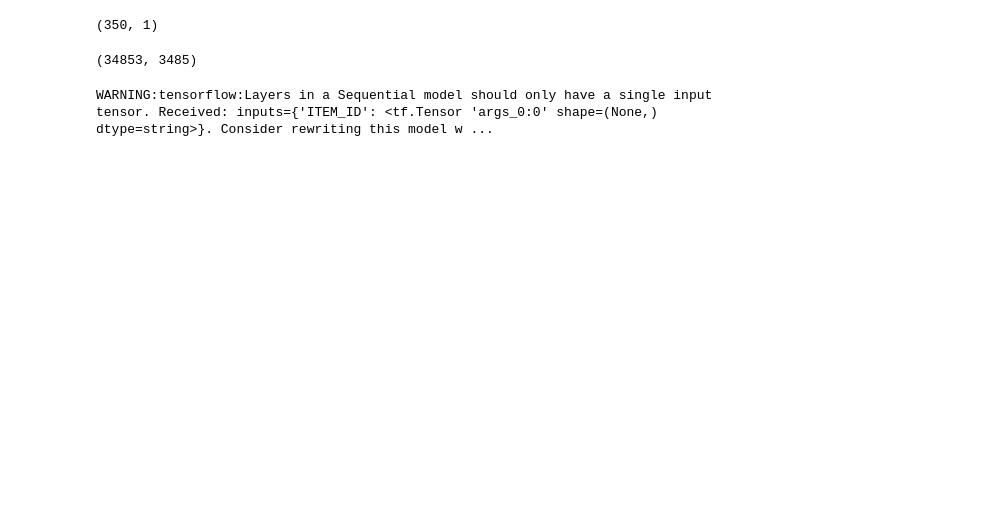
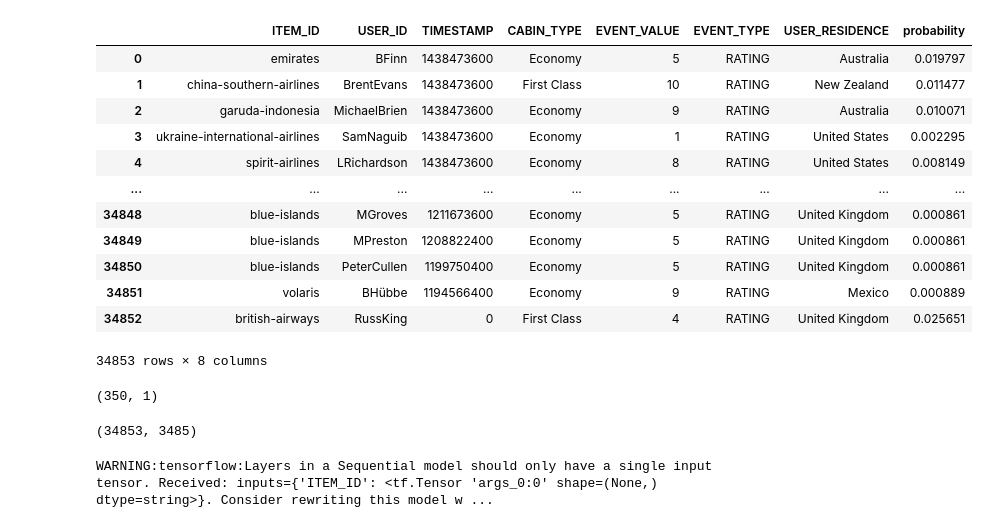
Before and after one commit to drtinumohan/tfrs_amazon_dataset, a Jupyter notebook: tfrs_amazon.ipynb, the cells around one changed output. Saved outputs shown, nothing was run; the diff lists cells and outputs as text; code cells hidden in the pictures; blank space fills up the shorter version.

```diff
--- a/tfrs_amazon.ipynb
+++ b/tfrs_amazon.ipynb
@@ -41,6 +41,22 @@ train_df_item_count = train_df.groupby(["ITEM_ID"]).size().reset_index(name='cou
 train_df_item_count["probability"]= train_df_item_count["counts"] / train_df_item_count["counts"].sum()
 # %%
 train_df = train_df.merge(train_df_item_count[["ITEM_ID","probability"]], how='left', on='ITEM_ID',)
+# %%
+train_df
+# %% [output]
+|  | ITEM_ID | USER_ID | TIMESTAMP | CABIN_TYPE | EVENT_VALUE | EVENT_TYPE | USER_RESIDENCE | probability |
+| 0 | emirates | BFinn | 1438473600 | Economy | 5 | RATING | Australia | 0.019797 |
+| 1 | china-southern-airlines | BrentEvans | 1438473600 | First Class | 10 | RATING | New Zealand | 0.011477 |
+| 2 | garuda-indonesia | MichaelBrien | 1438473600 | Economy | 9 | RATING | Australia | 0.010071 |
+| 3 | ukraine-international-airlines | SamNaguib | 1438473600 | Economy | 1 | RATING | United States | 0.002295 |
+| 4 | spirit-airlines | LRichardson | 1438473600 | Economy | 8 | RATING | United States | 0.008149 |
+| ... | ... | ... | ... | ... | ... | ... | ... | ... |
+| 34848 | blue-islands | MGroves | 1211673600 | Economy | 5 | RATING | United Kingdom | 0.000861 |
+| 34849 | blue-islands | MPreston | 1208822400 | Economy | 5 | RATING | United Kingdom | 0.000861 |
+| 34850 | blue-islands | PeterCullen | 1199750400 | Economy | 5 | RATING | United Kingdom | 0.000861 |
+| 34851 | volaris | BHübbe | 1194566400 | Economy | 9 | RATING | Mexico | 0.000889 |
+| 34852 | british-airways | RussKing | 0 | First Class | 4 | RATING | United Kingdom | 0.025651 |
+34853 rows × 8 columns
 # %%
 item_df = train_df[["ITEM_ID"]].drop_duplicates("ITEM_ID")
 item_ds = tf.data.Dataset.from_tensor_slices(item_df.to_dict("list")).batch(32)
```
Also changed, not shown: parts of 11 cells of this notebook.
